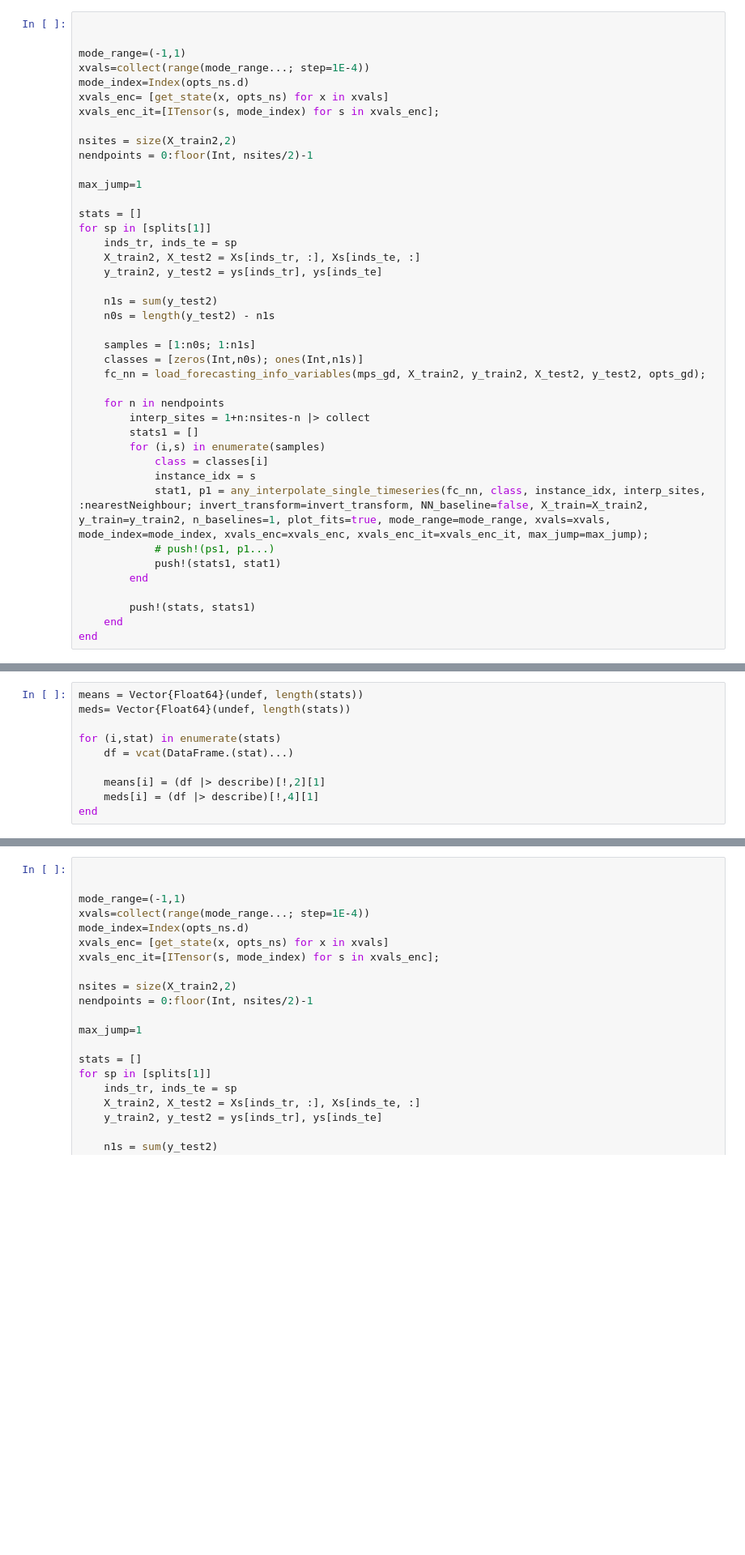
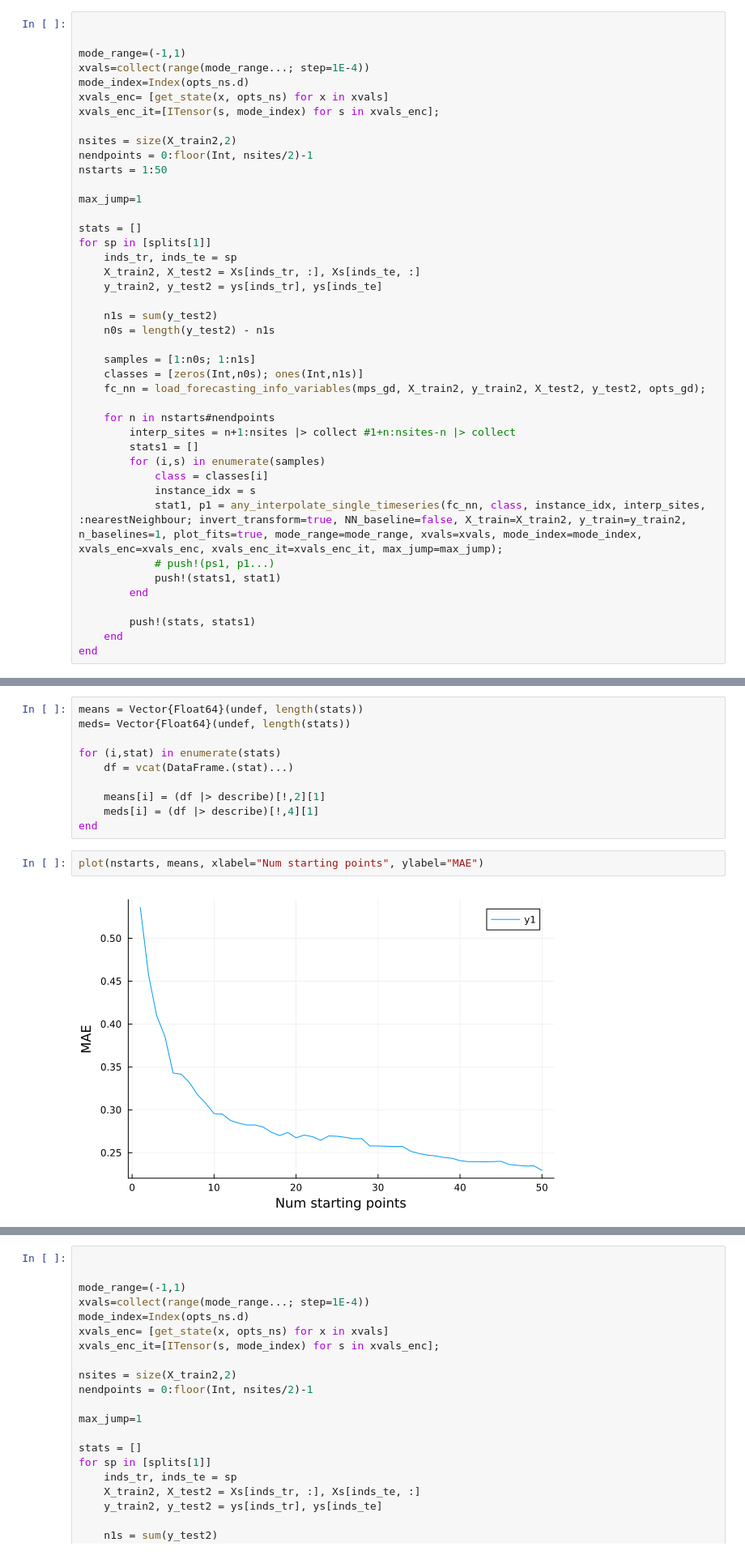
Before and after one commit to jmoo2880/QuantumInspiredML, a Jupyter notebook: Interpolation/Interp_benchmarks/NN_test.ipynb, the cells around one changed output, grey strips where cells are left out. Shown: that part at 81% size. Cells and saved outputs as stored; diff of their text form; blank space fills up the shorter version.

```diff
--- a/Interpolation/Interp_benchmarks/NN_test.ipynb
+++ b/Interpolation/Interp_benchmarks/NN_test.ipynb
@@ -349,6 +331,7 @@ xvals_enc_it=[ITensor(s, mode_index) for s in xvals_enc];
 
 nsites = size(X_train2,2)
 nendpoints = 0:floor(Int, nsites/2)-1
+nstarts = 1:50
 
 max_jump=1
 
@@ -365,13 +348,13 @@ for sp in [splits[1]]
     classes = [zeros(Int,n0s); ones(Int,n1s)]
     fc_nn = load_forecasting_info_variables(mps_gd, X_train2, y_train2, X_test2, y_test2, opts_gd);
 
-    for n in nendpoints
-        interp_sites = 1+n:nsites-n |> collect
+    for n in nstarts#nendpoints
+        interp_sites = n+1:nsites |> collect #1+n:nsites-n |> collect
         stats1 = []
         for (i,s) in enumerate(samples)
             class = classes[i]
             instance_idx = s
-            stat1, p1 = any_interpolate_single_timeseries(fc_nn, class, instance_idx, interp_sites, :nearestNeighbour; invert_transform=invert_transform, NN_baseline=false, X_train=X_train2, y_train=y_train2, n_baselines=1, plot_fits=true, mode_range=mode_range, xvals=xvals, mode_index=mode_index, xvals_enc=xvals_enc, xvals_enc_it=xvals_enc_it, max_jump=max_jump);
+            stat1, p1 = any_interpolate_single_timeseries(fc_nn, class, instance_idx, interp_sites, :nearestNeighbour; invert_transform=true, NN_baseline=false, X_train=X_train2, y_train=y_train2, n_baselines=1, plot_fits=true, mode_range=mode_range, xvals=xvals, mode_index=mode_index, xvals_enc=xvals_enc, xvals_enc_it=xvals_enc_it, max_jump=max_jump);
             # push!(ps1, p1...)
             push!(stats1, stat1)
         end
@@ -458,5 +441,9 @@ for (i,stat) in enumerate(stats)
     means[i] = (df |> describe)[!,2][1]
     meds[i] = (df |> describe)[!,4][1]
 end
+# %%
+plot(nstarts, means, xlabel="Num starting points", ylabel="MAE")
+# %% [output]
+[figure, added]
 # %%
 plot(nendpoints, means)
```
Also changed, not shown: parts of 16 cells of this notebook.
